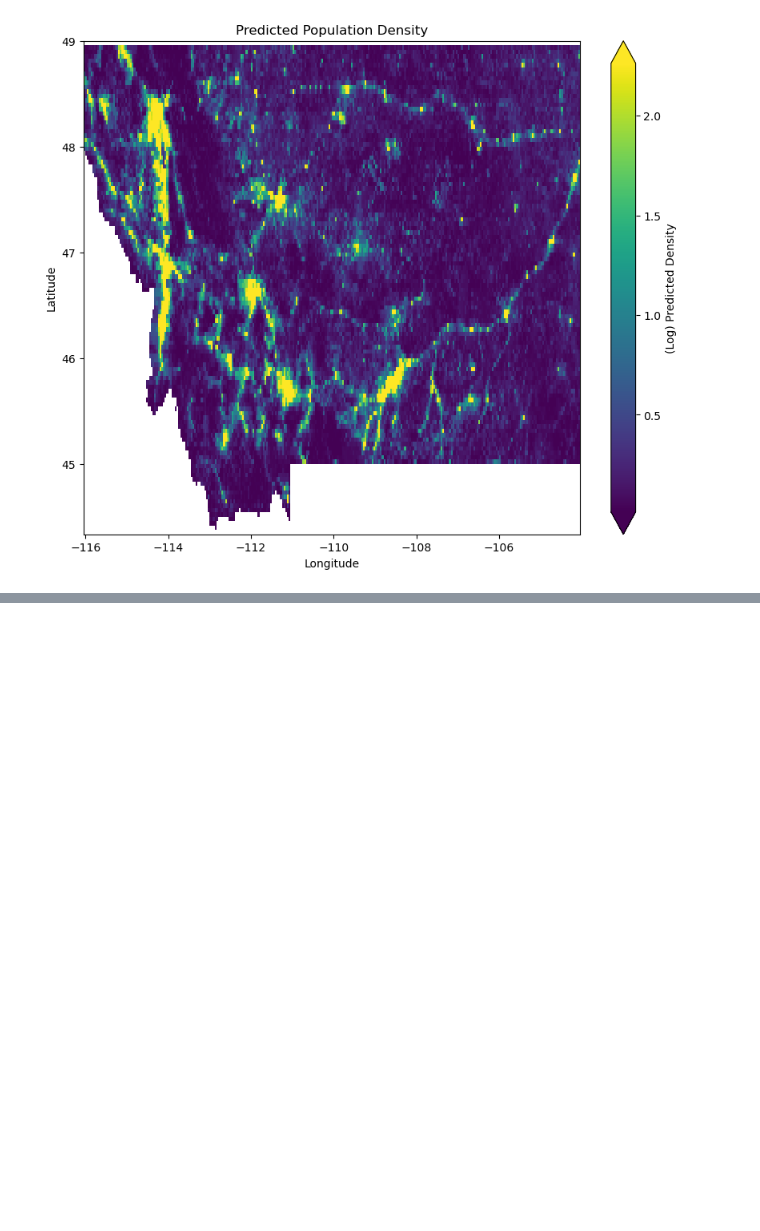
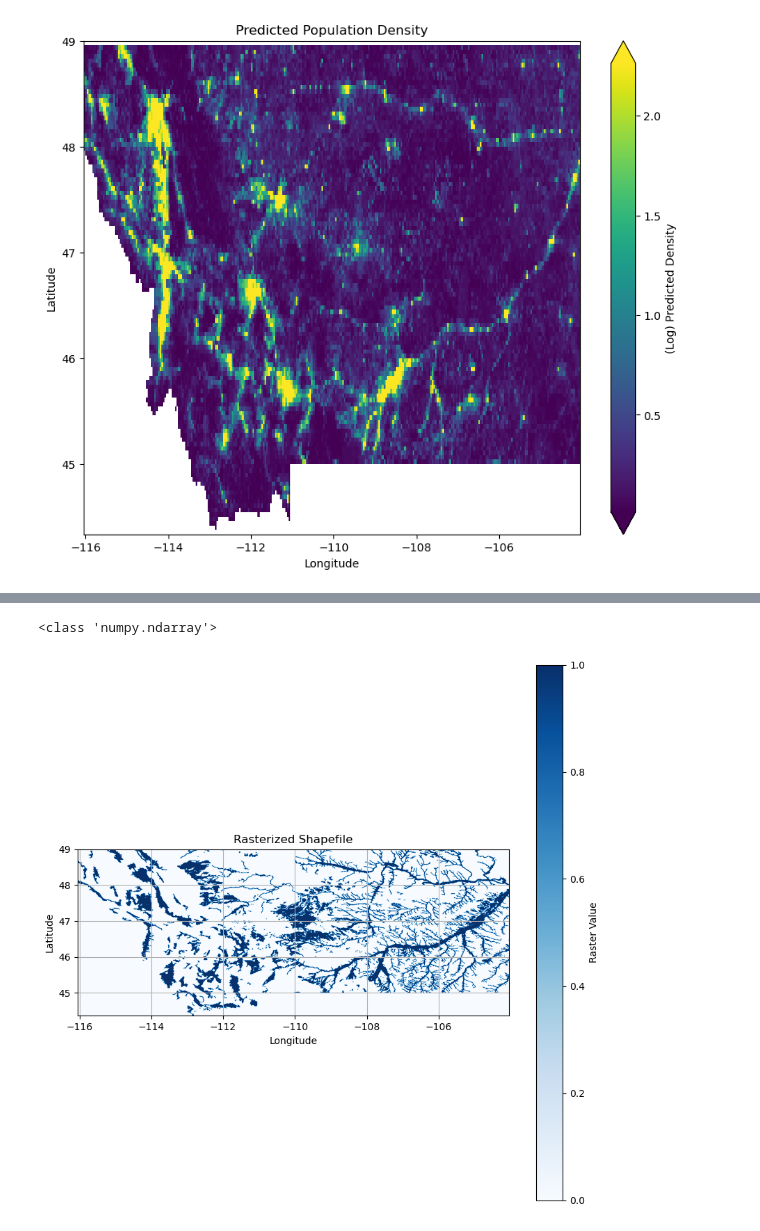
Before and after one commit to Chigiriq/geoP3, a Jupyter notebook: v3.ipynb, the cells around one changed output, grey strips where cells are left out. Cells and saved outputs as stored; diff of their text form; code cells hidden in the pictures; blank space fills up the shorter version.

```diff
--- a/v3.ipynb
+++ b/v3.ipynb
@@ -855,0 +908,46 @@ Text(0.5, 1.0, 'Predicted Population Density')
+# %%
+#rasterize
+import geopandas as gpd
+import rasterio
+from rasterio.features import rasterize
+from rasterio.transform import from_origin
+import matplotlib.pyplot as plt
+import numpy as np
+
+# Define the grid resolution
+grid_size = 0.01
+# Get bounds of the geometries
+minx, miny, maxx, maxy = fitlered_water.total_bounds
+
+# Create the transform for the raster
+transform = from_origin(minx, maxy, grid_size, grid_size)  # top-left corner, x and y resolution
+
+# Calculate the shape of the raster (number of rows and columns)
+width = int((maxx - minx) / grid_size)
+height = int((maxy - miny) / grid_size)
+
+# Create an empty raster
+# Assuming you have already defined your transform and dimensions
+water_raster = rasterize(
+    [(geom, 1) for geom in fitlered_water.geometry],  # Using 1 for the water areas
+    out_shape=(height, width),  # Specify the output shape
+    transform=transform,
+    fill=0,  # Fill value
+    all_touched=True  # Include all touched pixels
+)
+
+print(type(water_raster))
+
+
+# Plot the raster
+plt.figure(figsize=(10, 10))
+plt.imshow(water_raster, cmap='Blues', extent=(minx, maxx, miny, maxy))
+plt.colorbar(label='Raster Value')
+plt.title('Rasterized Shapefile')
+plt.xlabel('Longitude')
+plt.ylabel('Latitude')
+plt.grid()
+plt.show()
+# %% [output]
+<class 'numpy.ndarray'>
+[figure, added]
```
Also changed, not shown: parts of 10 cells of this notebook, 9 other files.
